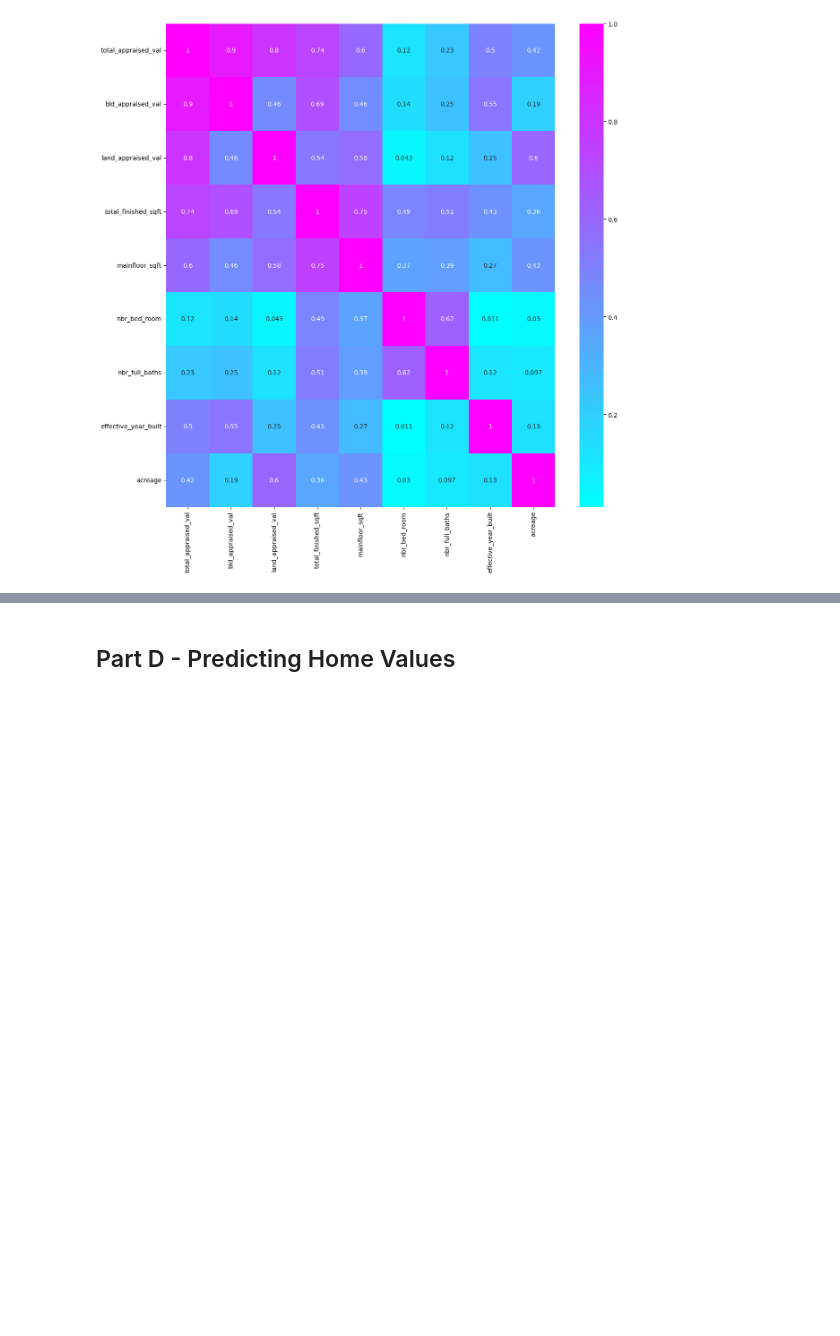
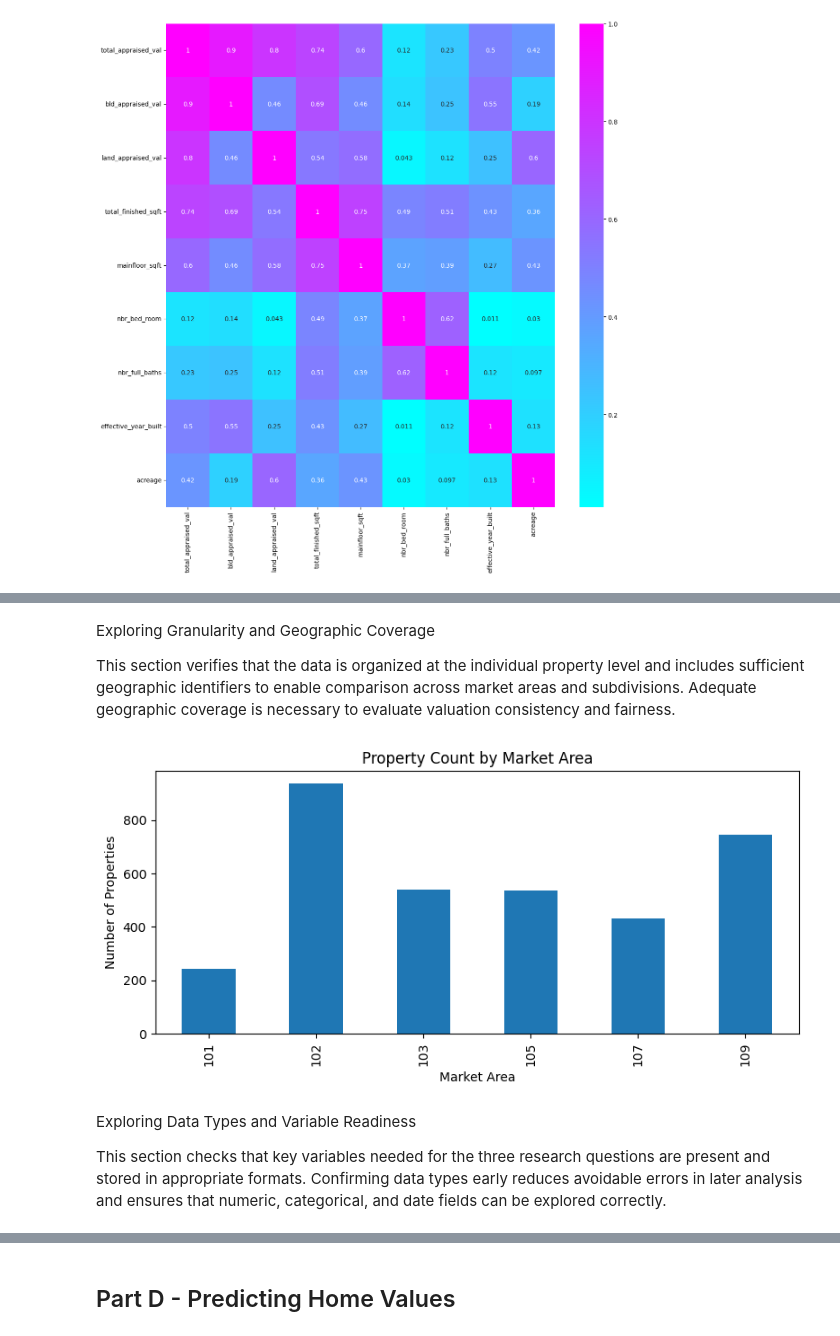
Before and after one commit to theaaron/boulder-homes, a Jupyter notebook: final.ipynb, the cells around one changed output, grey strips where cells are left out. Saved outputs shown, nothing was run; the diff lists cells and outputs as text; code cells hidden in the pictures; blank space fills up the shorter version.

```diff
--- a/final.ipynb
+++ b/final.ipynb
@@ -233,0 +420,10 @@ VERY GOOD ++     152  4043211.0  4003750.0   754430.0
+# %%
+# Load datasets
+building_df = pd.read_csv('./datasets/building.csv')
+land_df = pd.read_csv('./datasets/land.csv')
+property_df = pd.read_csv('./datasets/property.csv')
+sales_df = pd.read_csv('./datasets/sales.csv')
+time_trend_adjustments_df = pd.read_csv('./datasets/time_trend_adjustments.csv')
+valuations_df = pd.read_csv('./datasets/valuations.csv')
+
+print("All datasets loaded.")
@@ -233,0 +463,19 @@ VERY GOOD ++     152  4043211.0  4003750.0   754430.0
+# %% [markdown]
+Exploring Granularity and Geographic Coverage
+
+This section verifies that the data is organized at the individual property level and includes sufficient geographic identifiers to enable comparison across market areas and subdivisions. Adequate geographic coverage is necessary to evaluate valuation consistency and fairness.
+# %%
+# Distribution of properties across market areas
+plt.figure(figsize=(8,4))
+property_df["market_area"].value_counts().sort_index().plot(kind="bar")
+plt.title("Property Count by Market Area")
+plt.xlabel("Market Area")
+plt.ylabel("Number of Properties")
+plt.tight_layout()
+plt.show()
+# %% [output]
+[figure, added]
+# %% [markdown]
+Exploring Data Types and Variable Readiness
+
+This section checks that key variables needed for the three research questions are present and stored in appropriate formats. Confirming data types early reduces avoidable errors in later analysis and ensures that numeric, categorical, and date fields can be explored correctly.
```
Also changed, not shown: parts of 32 cells of this notebook.
